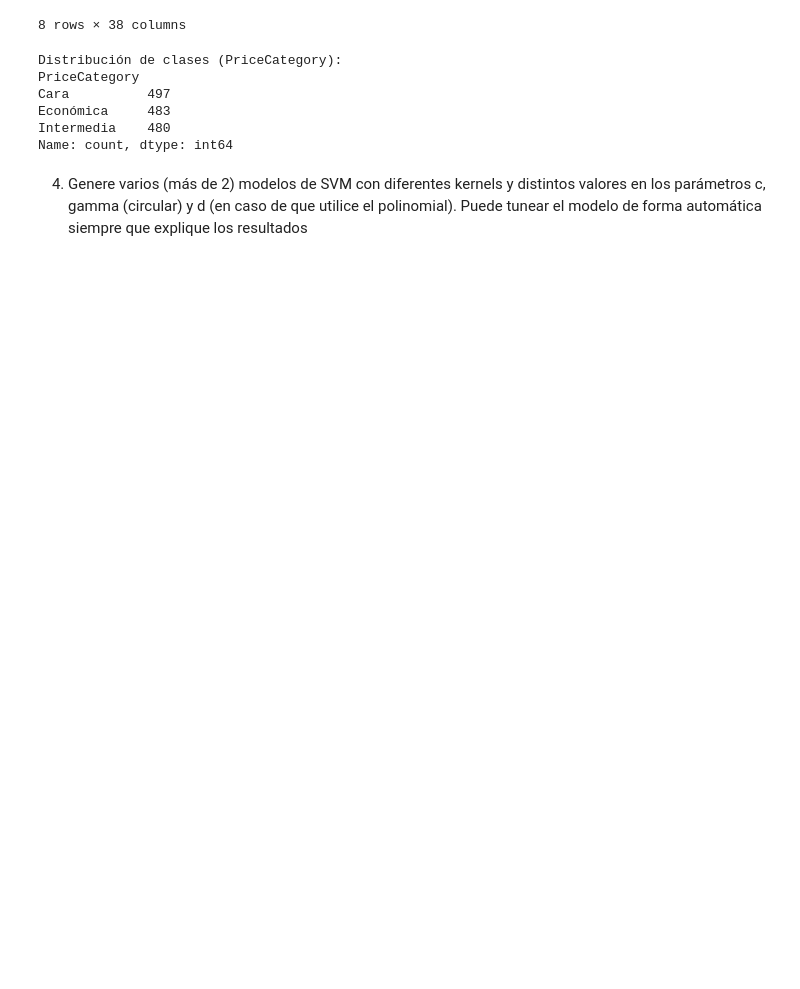
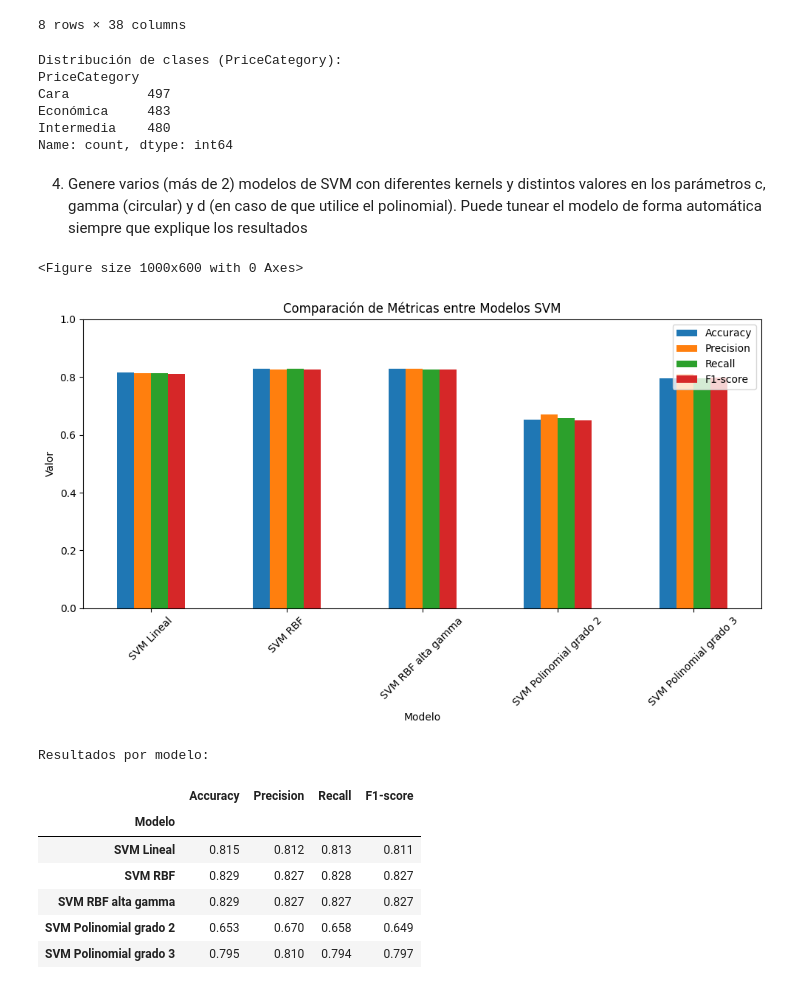
Before and after one commit to michellemej22596/HT3-MineriaDeDatos, a Jupyter notebook: HT8/Actividades1-4.ipynb, the cells around one changed output. Drawn from its saved outputs; the diff is of its cells as text; code cells hidden in the pictures; blank space fills up the shorter version.

Commit message:
Feat: Actividad 4 Modelos SVM

```diff
--- a/HT8/Actividades1-4.ipynb
+++ b/HT8/Actividades1-4.ipynb
@@ -113,3 +113,59 @@ Name: count, dtype: int64
 4. Genere varios (más de 2) modelos de SVM con diferentes kernels y distintos valores en los
 parámetros c, gamma (circular) y d (en caso de que utilice el polinomial). Puede tunear el
 modelo de forma automática siempre que explique los resultados
+# %%
+from sklearn.model_selection import train_test_split
+from sklearn.preprocessing import StandardScaler, LabelEncoder
+from sklearn.metrics import mean_squared_error, r2_score, classification_report, accuracy_score, precision_score, recall_score, f1_score
+from sklearn.svm import SVC
+
+# =======================
+# 6. Modelos SVM con distintos kernels y parámetros
+# =======================
+modelos = {
+    "SVM Lineal": SVC(kernel="linear", C=1),
+    "SVM RBF": SVC(kernel="rbf", C=1, gamma=0.1),
+    "SVM RBF alta gamma": SVC(kernel="rbf", C=1, gamma=1),
+    "SVM Polinomial grado 2": SVC(kernel="poly", C=1, degree=2),
+    "SVM Polinomial grado 3": SVC(kernel="poly", C=1, degree=3)
+}
+
+resultados = []
+
+for nombre, modelo in modelos.items():
+    modelo.fit(X_train, y_train_class)
+    pred = modelo.predict(X_test)
+    acc = accuracy_score(y_test_class, pred)
+    prec = precision_score(y_test_class, pred, average='macro')
+    rec = recall_score(y_test_class, pred, average='macro')
+    f1 = f1_score(y_test_class, pred, average='macro')
+    resultados.append({"Modelo": nombre, "Accuracy": acc, "Precision": prec, "Recall": rec, "F1-score": f1})
+
+# =======================
+# 7. Visualización de resultados
+# =======================
+resultados_df = pd.DataFrame(resultados)
+resultados_df.set_index("Modelo", inplace=True)
+
+plt.figure(figsize=(10, 6))
+resultados_df.plot(kind="bar", figsize=(10, 6))
+plt.title("Comparación de Métricas entre Modelos SVM")
+plt.ylabel("Valor")
+plt.ylim(0, 1)
+plt.xticks(rotation=45)
+plt.tight_layout()
+plt.show()
+
+print("\nResultados por modelo:\n")
+display(resultados_df.round(3))
+# %% [output]
+<Figure size 1000x600 with 0 Axes>
+[figure, added]
+Resultados por modelo:
+|  | Accuracy | Precision | Recall | F1-score |
+| Modelo |  |  |  |  |
+| SVM Lineal | 0.815 | 0.812 | 0.813 | 0.811 |
+| SVM RBF | 0.829 | 0.827 | 0.828 | 0.827 |
+| SVM RBF alta gamma | 0.829 | 0.827 | 0.827 | 0.827 |
+| SVM Polinomial grado 2 | 0.653 | 0.670 | 0.658 | 0.649 |
+| SVM Polinomial grado 3 | 0.795 | 0.810 | 0.794 | 0.797 |
```
Also changed, not shown: parts of 1 cell of this notebook.
